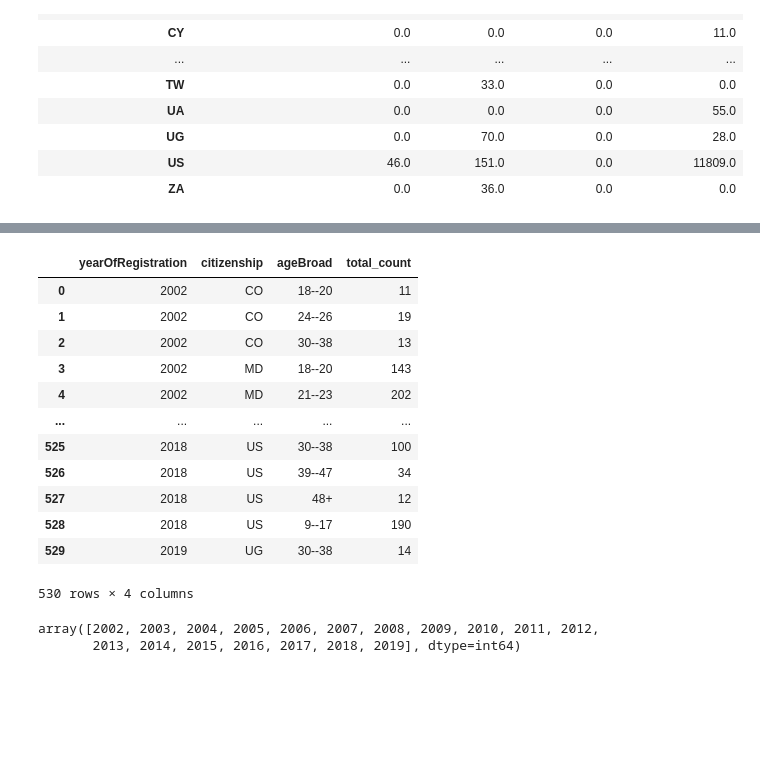
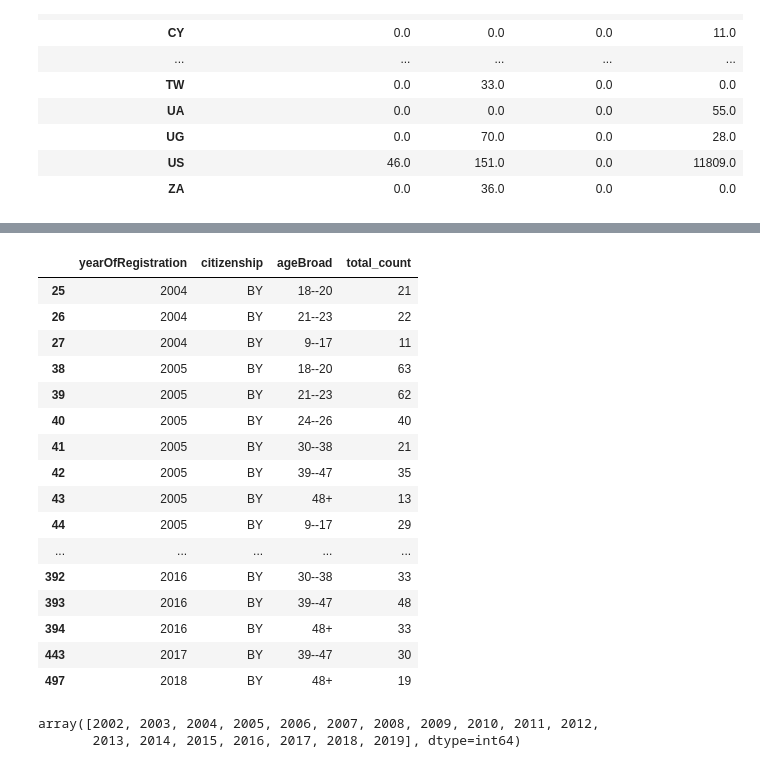
Before and after one commit to ksobiya/Human_Trafficking, a Jupyter notebook: Notebook/Human_Trafficking_full .ipynb, the cells around one changed output, grey strips where cells are left out. Cells and saved outputs as stored; diff of their text form; code cells hidden in the pictures; blank space fills up the shorter version.

```diff
--- a/Notebook/Human_Trafficking_full .ipynb
+++ b/Notebook/Human_Trafficking_full .ipynb
@@ -447,19 +585,24 @@ total_victims_by_age=h_t.groupby(['yearOfRegistration', 'citizenship', 'ageBroad
 # %%
-total_victims_by_age
+# in Tableu it was showing a high numbere for this country so I wanted to take a closer look at it.
+total_victims_by_age.loc[total_victims_by_age['citizenship']==('BY')]
 # %% [output]
 |  | yearOfRegistration | citizenship | ageBroad | total_count |
-| 0 | 2002 | CO | 18--20 | 11 |
-| 1 | 2002 | CO | 24--26 | 19 |
-| 2 | 2002 | CO | 30--38 | 13 |
-| 3 | 2002 | MD | 18--20 | 143 |
-| 4 | 2002 | MD | 21--23 | 202 |
+| 25 | 2004 | BY | 18--20 | 21 |
+| 26 | 2004 | BY | 21--23 | 22 |
+| 27 | 2004 | BY | 9--17 | 11 |
+| 38 | 2005 | BY | 18--20 | 63 |
+| 39 | 2005 | BY | 21--23 | 62 |
+| 40 | 2005 | BY | 24--26 | 40 |
+| 41 | 2005 | BY | 30--38 | 21 |
+| 42 | 2005 | BY | 39--47 | 35 |
+| 43 | 2005 | BY | 48+ | 13 |
+| 44 | 2005 | BY | 9--17 | 29 |
 | ... | ... | ... | ... | ... |
-| 525 | 2018 | US | 30--38 | 100 |
-| 526 | 2018 | US | 39--47 | 34 |
-| 527 | 2018 | US | 48+ | 12 |
-| 528 | 2018 | US | 9--17 | 190 |
-| 529 | 2019 | UG | 30--38 | 14 |
+| 392 | 2016 | BY | 30--38 | 33 |
+| 393 | 2016 | BY | 39--47 | 48 |
+| 394 | 2016 | BY | 48+ | 33 |
+| 443 | 2017 | BY | 39--47 | 30 |
+| 497 | 2018 | BY | 48+ | 19 |
-530 rows × 4 columns
 # %%
 #chckng to see all the years that are in the dataset.
 h_t.yearOfRegistration.unique()
```
Also changed, not shown: parts of 18 cells of this notebook, 2 other files.
